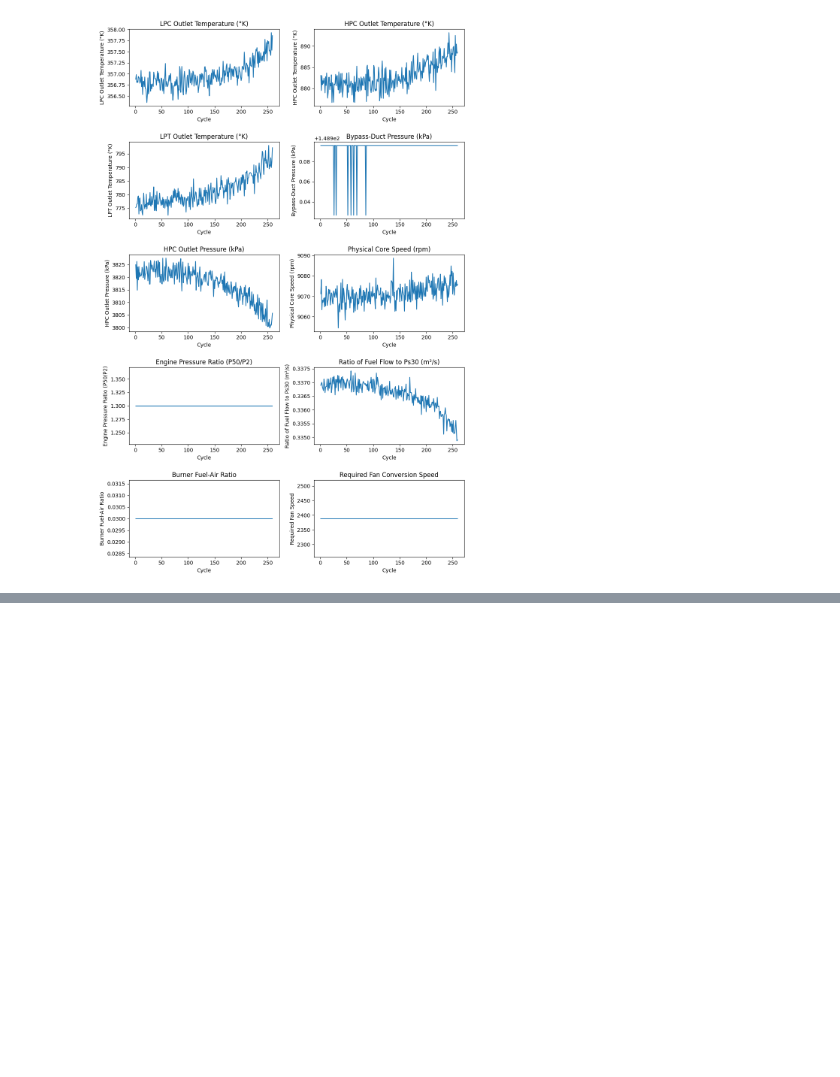
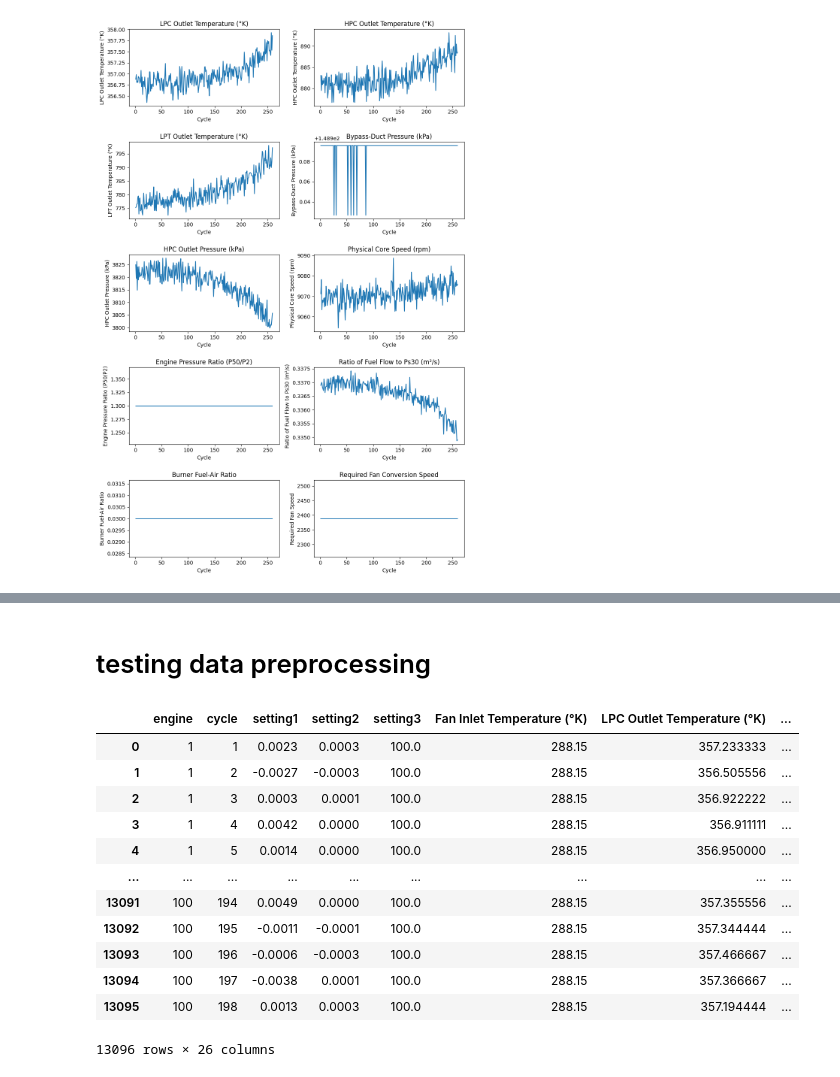
Before and after one commit to IVIOIST/rul-prediction, a Jupyter notebook: preprocessing.ipynb, the cells around one changed output, grey strips where cells are left out. Saved outputs shown, nothing was run; the diff lists cells and outputs as text; code cells hidden in the pictures; blank space fills up the shorter version.

```diff
--- a/preprocessing.ipynb
+++ b/preprocessing.ipynb
@@ -150,0 +178,4 @@ plt.show()
+# %% [markdown]
+# testing data preprocessing
+# %%
+df = pd.read_csv('data/raw/test_FD001.txt', sep=" ", header=None)
@@ -150,0 +216,30 @@ plt.show()
+# %%
+## Changing to SI units
+df.iloc[:, 5] = df.iloc[:, 5] * (5/9)   # Fan Inlet Temperature Rankine to Kelvin
+df.iloc[:, 6] = df.iloc[:, 6] * (5/9)   # LPC Outlet Temp Rankine to Kelvin
+df.iloc[:, 7] = df.iloc[:, 7] * (5/9)   # HPC Outlet Temp Rankine to Kelvin
+df.iloc[:, 8] = df.iloc[:, 8] * (5/9)   # LPT Outlet Temp Rankine to Kelvin
+df.iloc[:, 9] = df.iloc[:, 9] * 6.89476     # Fan Inlet Pressure psia to kPa
+df.iloc[:, 10] = df.iloc[:, 10] * 6.89476     # Bypass-Duct Pressure psia to kPa
+df.iloc[:, 11] = df.iloc[:, 11] * 6.89476     # HPC Outlet Pressure psia to kPa
+df.iloc[:, 15] = df.iloc[:, 15] * 6.89476     # HPC Outlet Static Pressure psia to kPa
+df.iloc[:, 16] = df.iloc[:, 16] * 0.00064516  # Mass flow rate to LPC outlet converted from pps/psia to m²/s
+# %%
+df = df.drop(columns=[26, 27])
+df.columns = columns
+# %%
+df
+# %% [output]
+|  | engine | cycle | setting1 | setting2 | setting3 | Fan Inlet Temperature (°K) | LPC Outlet Temperature (°K) | ... |
+| 0 | 1 | 1 | 0.0023 | 0.0003 | 100.0 | 288.15 | 357.233333 | ... |
+| 1 | 1 | 2 | -0.0027 | -0.0003 | 100.0 | 288.15 | 356.505556 | ... |
+| 2 | 1 | 3 | 0.0003 | 0.0001 | 100.0 | 288.15 | 356.922222 | ... |
+| 3 | 1 | 4 | 0.0042 | 0.0000 | 100.0 | 288.15 | 356.911111 | ... |
+| 4 | 1 | 5 | 0.0014 | 0.0000 | 100.0 | 288.15 | 356.950000 | ... |
+| ... | ... | ... | ... | ... | ... | ... | ... | ... |
+| 13091 | 100 | 194 | 0.0049 | 0.0000 | 100.0 | 288.15 | 357.355556 | ... |
+| 13092 | 100 | 195 | -0.0011 | -0.0001 | 100.0 | 288.15 | 357.344444 | ... |
+| 13093 | 100 | 196 | -0.0006 | -0.0003 | 100.0 | 288.15 | 357.466667 | ... |
+| 13094 | 100 | 197 | -0.0038 | 0.0001 | 100.0 | 288.15 | 357.366667 | ... |
+| 13095 | 100 | 198 | 0.0013 | 0.0003 | 100.0 | 288.15 | 357.194444 | ... |
+13096 rows × 26 columns
```
Also changed, not shown: parts of 11 cells of this notebook, 2 other files.
